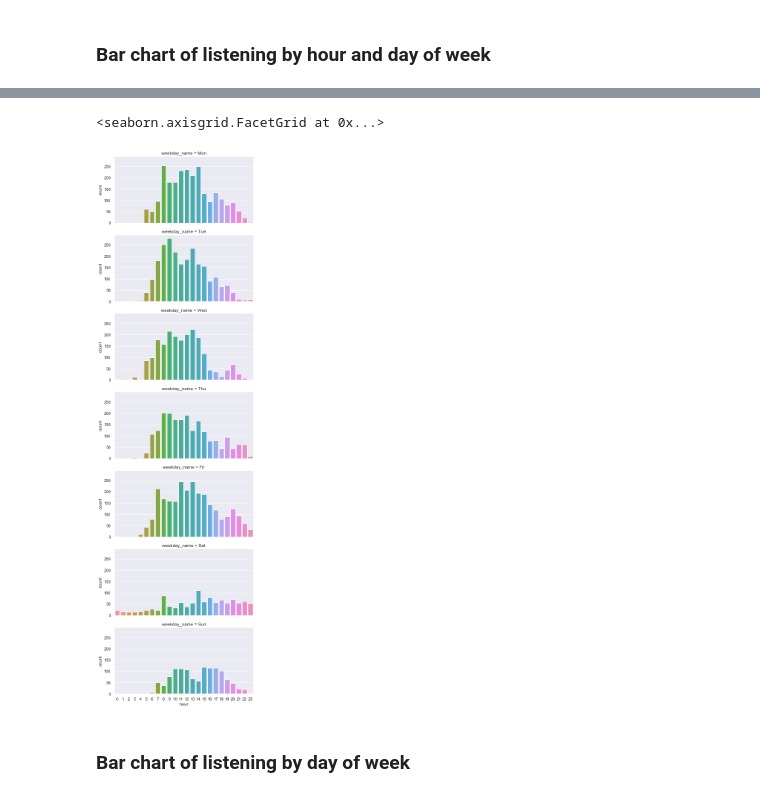
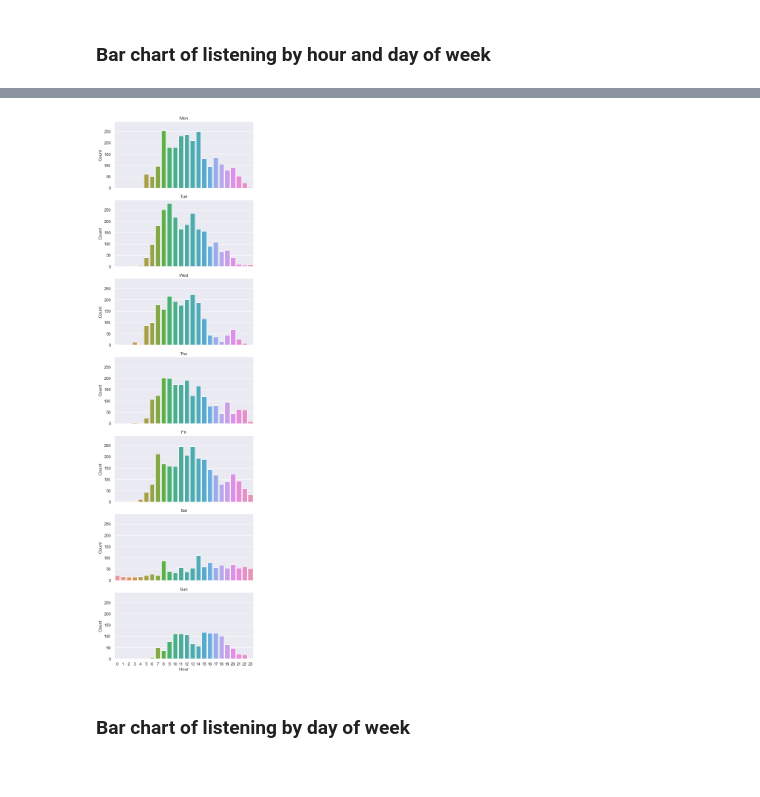
Before and after one commit to vpozdnyakov/music_activity_analysis, a Jupyter notebook: google_play_music_activity_analysis.ipynb, the cells around one changed output, grey strips where cells are left out. Saved outputs shown, nothing was run; the diff lists cells and outputs as text; code cells hidden in the pictures.

```diff
--- a/google_play_music_activity_analysis.ipynb
+++ b/google_play_music_activity_analysis.ipynb
@@ -43,6 +43,7 @@ my_activity['month_name'] = my_activity.datetime.dt.strftime('%b')
 my_activity['weekday_name'] = my_activity.datetime.dt.strftime('%a')
 my_activity['hour'] = my_activity.datetime.dt.hour
 my_activity['month_year_name'] = my_activity.datetime.dt.strftime('%b %Y')
+my_activity['time'] = my_activity.datetime.dt.hour * 60 + my_activity.datetime.dt.minute
 
 my_activity = my_activity.sort_values('datetime')
 # %%
@@ -100,11 +111,12 @@ sns.countplot(x='hour', data=my_activity)
 [figure]
 # %%
 weekday_order = pd.date_range(pd.Timestamp('2019-01-07'), periods=7, freq='d').strftime('%a')
-sns.catplot(x="hour", row="weekday_name", row_order=weekday_order,
+fig = sns.catplot(x="hour", row="weekday_name", row_order=weekday_order,
             height=3, aspect=2, data=my_activity, kind="count")
+fig.set_axis_labels('Hour', 'Count').set_titles('{row_name}')
+plt.show()
 # %% [output]
-<seaborn.axisgrid.FacetGrid at 0x...>
-[figure, old version]
+[figure, new version]
 # %% [markdown]
 ### Bar chart of listening by day of week
 # %%
```
Also changed, not shown: parts of 9 cells of this notebook.
